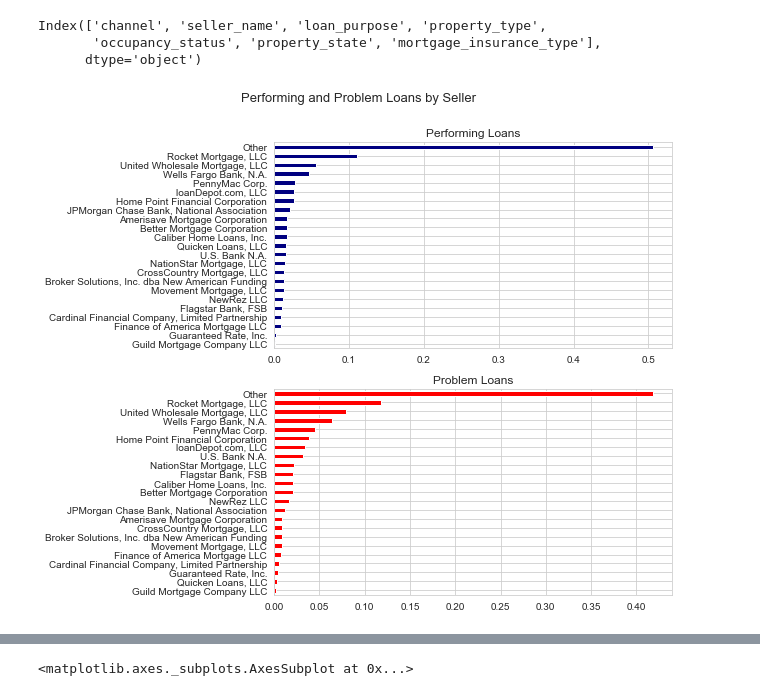
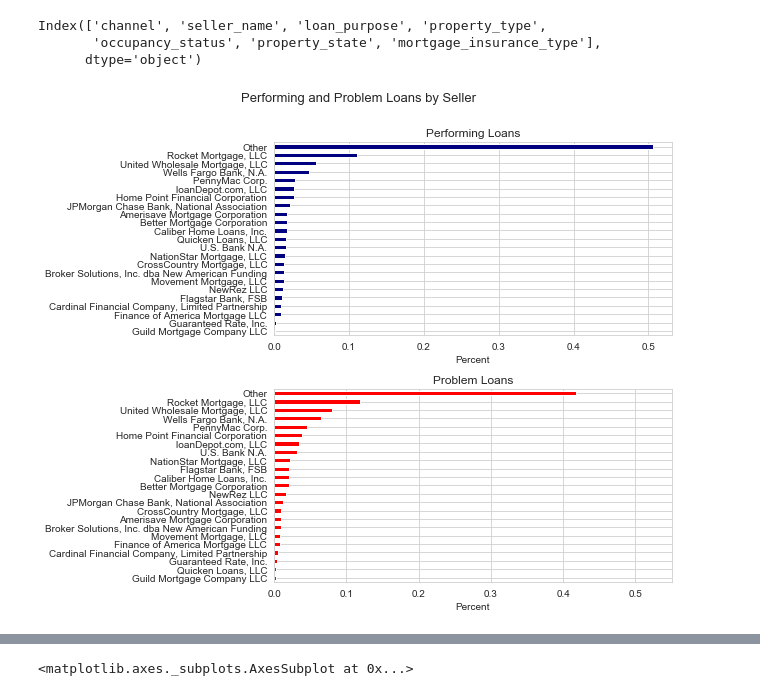
Before and after one commit to magalisolimano/predicting_problem_mortgages, a Jupyter notebook: notebook.ipynb, the cells around one changed output, grey strips where cells are left out. Cells and saved outputs as stored; diff of their text form; code cells hidden in the pictures.

```diff
--- a/notebook.ipynb
+++ b/notebook.ipynb
@@ -995,20 +996,24 @@ Index(['channel', 'seller_name', 'loan_purpose', 'property_type',
 # %%
-# Plot sellers of loans that are classified as performing loans and problem loans
+# Plot classification of problem loans by seller
+
 # Create figure and set size
 fig, axes = plt.subplots(nrows = 2, ncols = 1, figsize= (9,7))
 
 data[(data.problem_loans == 0)]['seller_name'].value_counts(
     normalize=True, ascending=True).plot(kind='barh', color = 'navy', ax=axes[0])
+axes[0].set_xlabel('Percent')
 axes[0].set_title('Performing Loans')
 
 data[(data.problem_loans == 1)]['seller_name'].value_counts(
     normalize=True, ascending=True).plot(kind='barh', color = 'red', ax=axes[1])
+axes[1].set_xlim([0, 0.55])
+axes[1].set_xlabel('Percent')
 axes[1].set_title('Problem Loans')
 
 # Set title
 fig.suptitle('Performing and Problem Loans by Seller',
              fontsize=13, y=1.05)
 
 fig.tight_layout()
 # %% [output]
-[figure, old version]
+[figure, new version]
```
Also changed, not shown: parts of 76 cells of this notebook, 11 other files.
